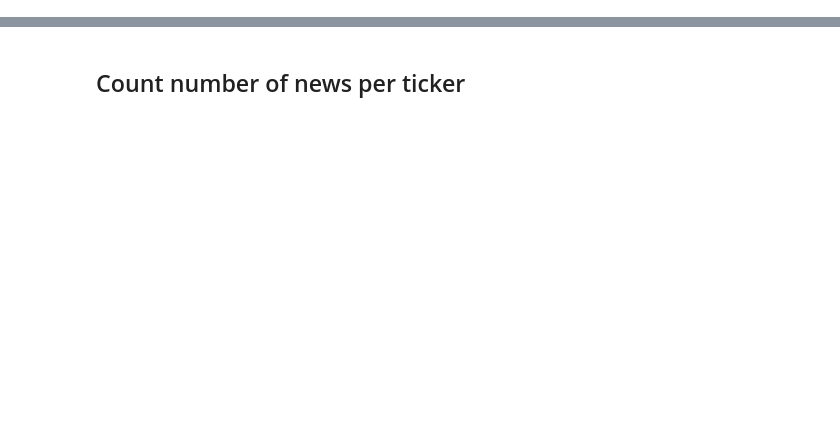
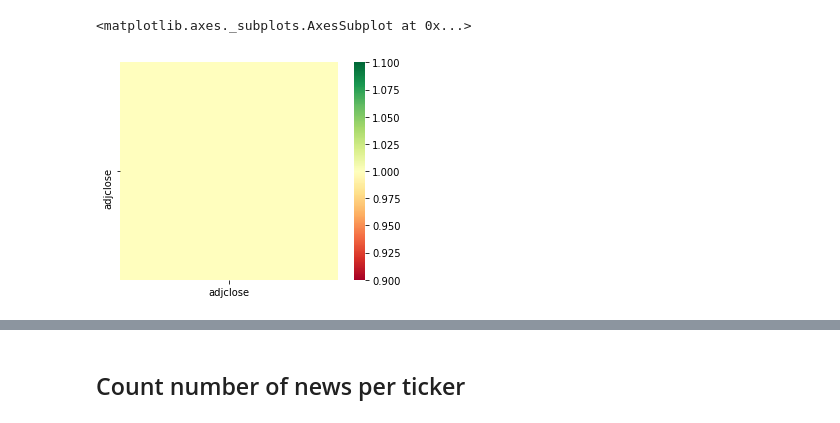
Before and after one commit to yegorkryukov/stockai, a Jupyter notebook: notebooks/create_dataset.ipynb, the cells around one changed output, grey strips where cells are left out. Saved outputs shown, nothing was run; the diff lists cells and outputs as text; code cells hidden in the pictures; blank space fills up the shorter version.

```diff
--- a/notebooks/create_dataset.ipynb
+++ b/notebooks/create_dataset.ipynb
@@ -24,7 +69,7 @@ def quality_check(article):
     """
 
     # need to find ways for better QA
-    if article and len(article) > 150: return True
+    if article and len(article.split()) > 200: return True
     return False
 
 def concat_news(c, ticker, period=1):
@@ -91,25 +173,6 @@ c = client['news']['recommendations']
 # %%
-from yahoo_fin import stock_info as si
-import pandas as pd
-from datetime import date
-
-# create dataset for predicting pricing for a company
-
-# set the company ticker
-ticker = 'AAPL'
-
-# set interval
-start_date = '01/01/2019'
-end_date = date.today()
-
-# obtain historical stock pricing data
-t_data = si.get_data(ticker, start_date=start_date, end_date=end_date)
-
-# get the dictionary with all news per period (1 day) and BOW (bag of words)
-t_news, t_bow = concat_news(c, ticker, period=1)
-
 # convert to pandas df
-t_df = pd.DataFrame.from_dict(d, orient='index', columns=['text'])
+t_df = pd.DataFrame.from_dict(t_news, orient='index', columns=['text'])
 t_df.index = pd.to_datetime(t_df.index)
 
 # combine news with stock price 'adjclose'
@@ -122,5 +185,8 @@ t_combined.adjclose = t_combined.adjclose.fillna(method='backfill')
 
 # drop rows without the stock price
 t_combined = t_combined[t_combined.adjclose.notna()]
+
+# drop rows without news
+t_combined = t_combined[t_combined.text.notna()]
 t_combined.tail(20)
 # %% [output]
@@ -182,0 +310,14 @@ browser.close()
+# %%
+# heatmap was generated using Seaborn's heatmap function
+# (http://seaborn.pydata.org/generated/seaborn.heatmap.html)
+# and the following line of code, where df.corr() computes
+# the pairwise correlation between columns:
+import seaborn as sns
+sns.heatmap(t_combined.corr(), square=True, cmap='RdYlGn')
+
+# another way
+corr = feature_target_df.corr() # df with selected features and y value
+sns.heatmap(corr, annot=True) # annot shows numeric value for each correlation in the plot
+# %% [output]
+<matplotlib.axes._subplots.AxesSubplot at 0x...>
+[figure, added]
```
Also changed, not shown: parts of 32 cells of this notebook.
